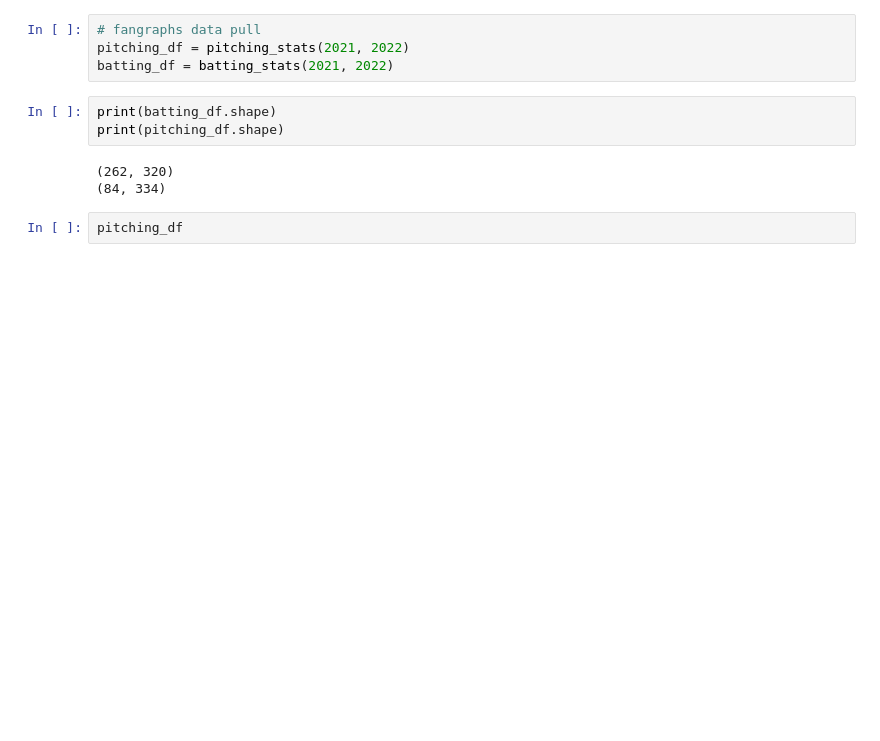
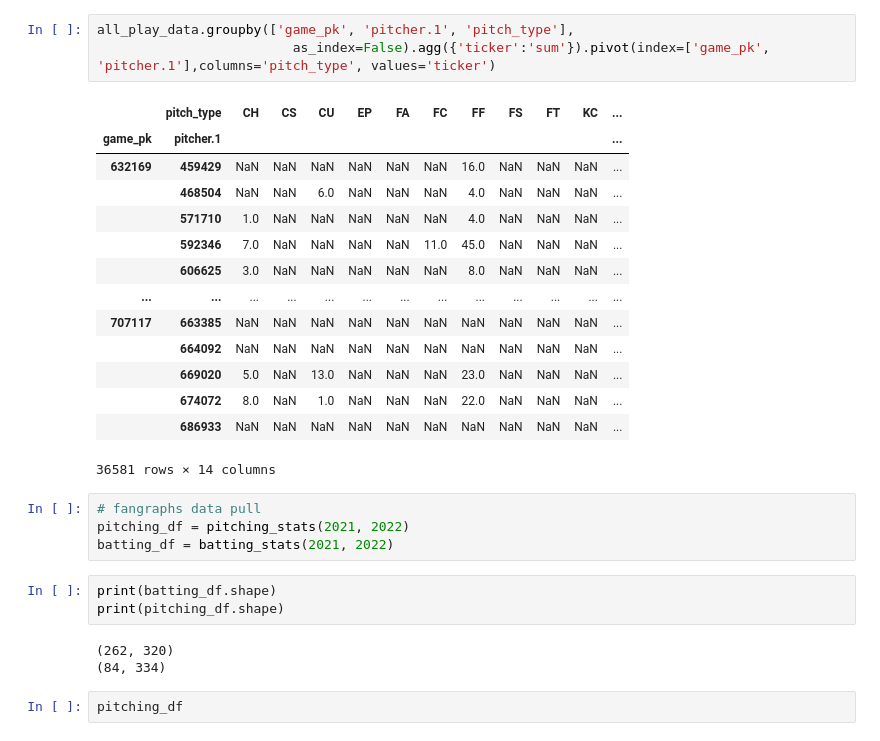
Before and after one commit to adeniro21/mlb_betting_models, a Jupyter notebook: mlb_data_pull.ipynb, the cells around one changed output. Saved outputs shown, nothing was run; the diff lists cells and outputs as text; blank space fills up the shorter version.

```diff
--- a/mlb_data_pull.ipynb
+++ b/mlb_data_pull.ipynb
@@ -51,3 +262,21 @@ from pybaseball import playerid_reverse_lookup
+# %%
+all_play_data.groupby(['game_pk', 'pitcher.1', 'pitch_type'],
+                         as_index=False).agg({'ticker':'sum'}).pivot(index=['game_pk', 'pitcher.1'],columns='pitch_type', values='ticker')
+# %% [output]
+|  | pitch_type | CH | CS | CU | EP | FA | FC | FF | FS | FT | KC | ... |
+| game_pk | pitcher.1 |  |  |  |  |  |  |  |  |  |  | ... |
+| 632169 | 459429 | NaN | NaN | NaN | NaN | NaN | NaN | 16.0 | NaN | NaN | NaN | ... |
+|  | 468504 | NaN | NaN | 6.0 | NaN | NaN | NaN | 4.0 | NaN | NaN | NaN | ... |
+|  | 571710 | 1.0 | NaN | NaN | NaN | NaN | NaN | 4.0 | NaN | NaN | NaN | ... |
+|  | 592346 | 7.0 | NaN | NaN | NaN | NaN | 11.0 | 45.0 | NaN | NaN | NaN | ... |
+|  | 606625 | 3.0 | NaN | NaN | NaN | NaN | NaN | 8.0 | NaN | NaN | NaN | ... |
+| ... | ... | ... | ... | ... | ... | ... | ... | ... | ... | ... | ... | ... |
+| 707117 | 663385 | NaN | NaN | NaN | NaN | NaN | NaN | NaN | NaN | NaN | NaN | ... |
+|  | 664092 | NaN | NaN | NaN | NaN | NaN | NaN | NaN | NaN | NaN | NaN | ... |
+|  | 669020 | 5.0 | NaN | 13.0 | NaN | NaN | NaN | 23.0 | NaN | NaN | NaN | ... |
+|  | 674072 | 8.0 | NaN | 1.0 | NaN | NaN | NaN | 22.0 | NaN | NaN | NaN | ... |
+|  | 686933 | NaN | NaN | NaN | NaN | NaN | NaN | NaN | NaN | NaN | NaN | ... |
+36581 rows × 14 columns
 # %%
 # fangraphs data pull
 pitching_df = pitching_stats(2021, 2022)
```
Also changed, not shown: parts of 24 cells of this notebook.
